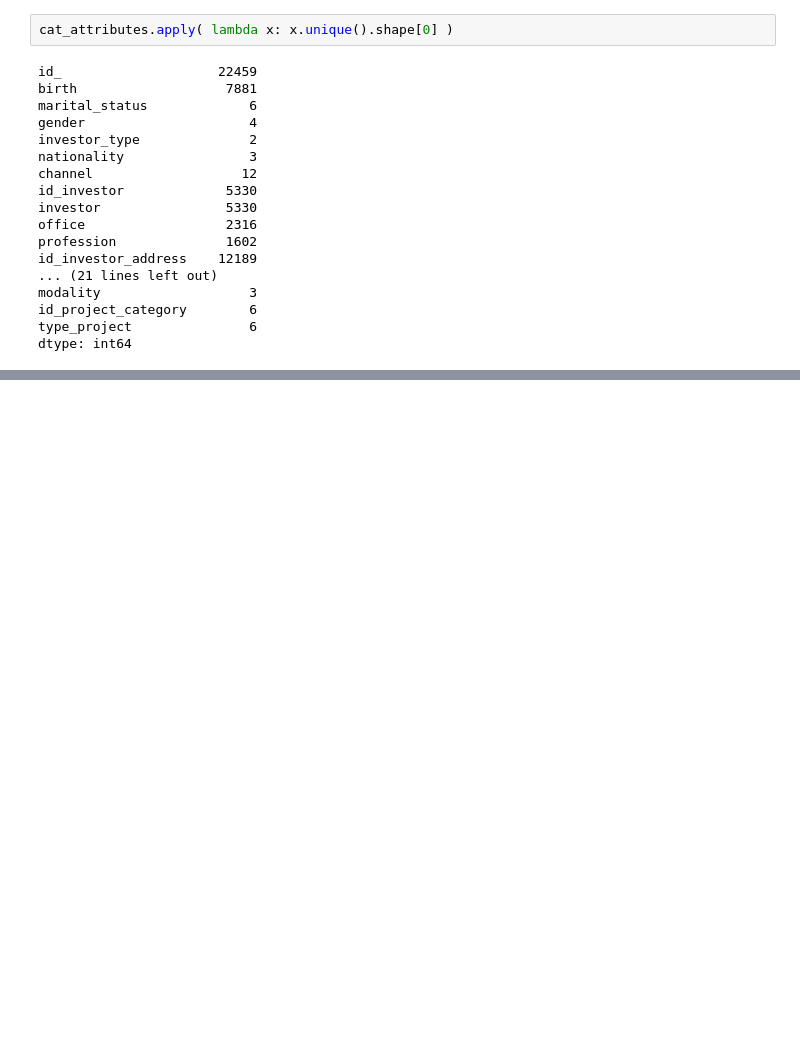
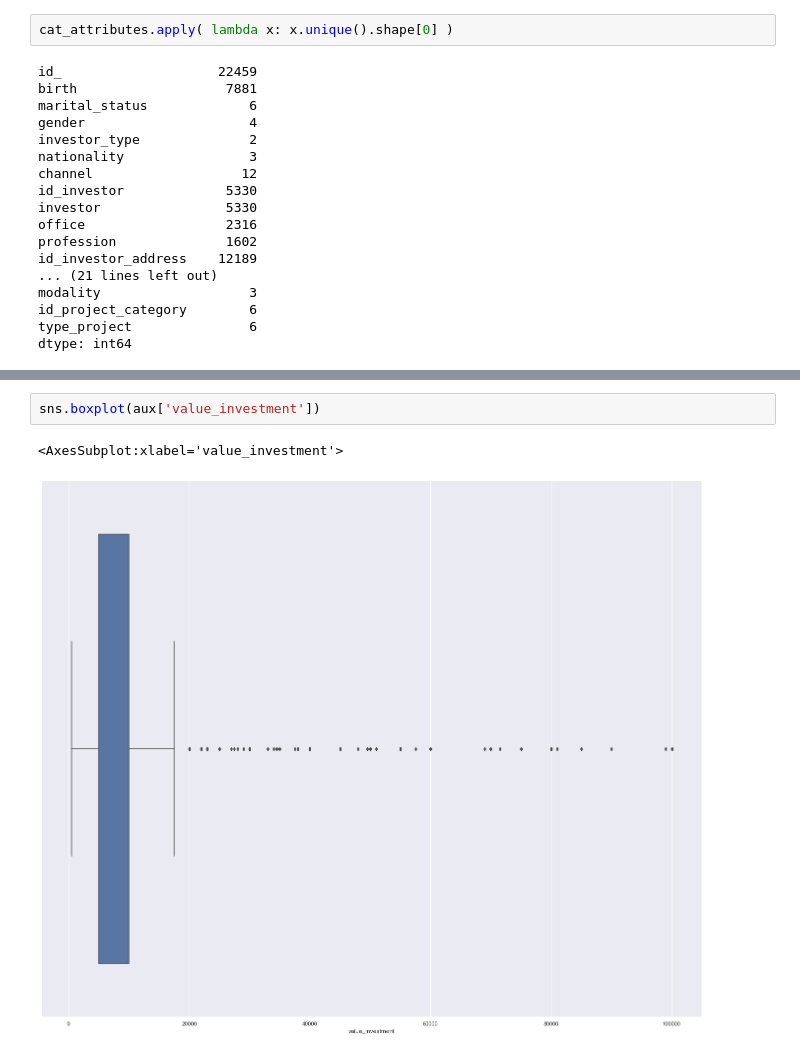
Before and after one commit to marcusbraggion/desafio_bloxs, a Jupyter notebook: notebooks/bloxs_insights.ipynb, the cells around one changed output, grey strips where cells are left out. Drawn from its saved outputs; the diff is of its cells as text; blank space fills up the shorter version.

```diff
--- a/notebooks/bloxs_insights.ipynb
+++ b/notebooks/bloxs_insights.ipynb
@@ -265,0 +309,5 @@ df3 = df2.copy()
+# %%
+sns.boxplot(aux['value_investment'])
+# %% [output]
+<AxesSubplot:xlabel='value_investment'>
+[figure, added]
```
Also changed, not shown: parts of 24 cells of this notebook, 5 other files.
